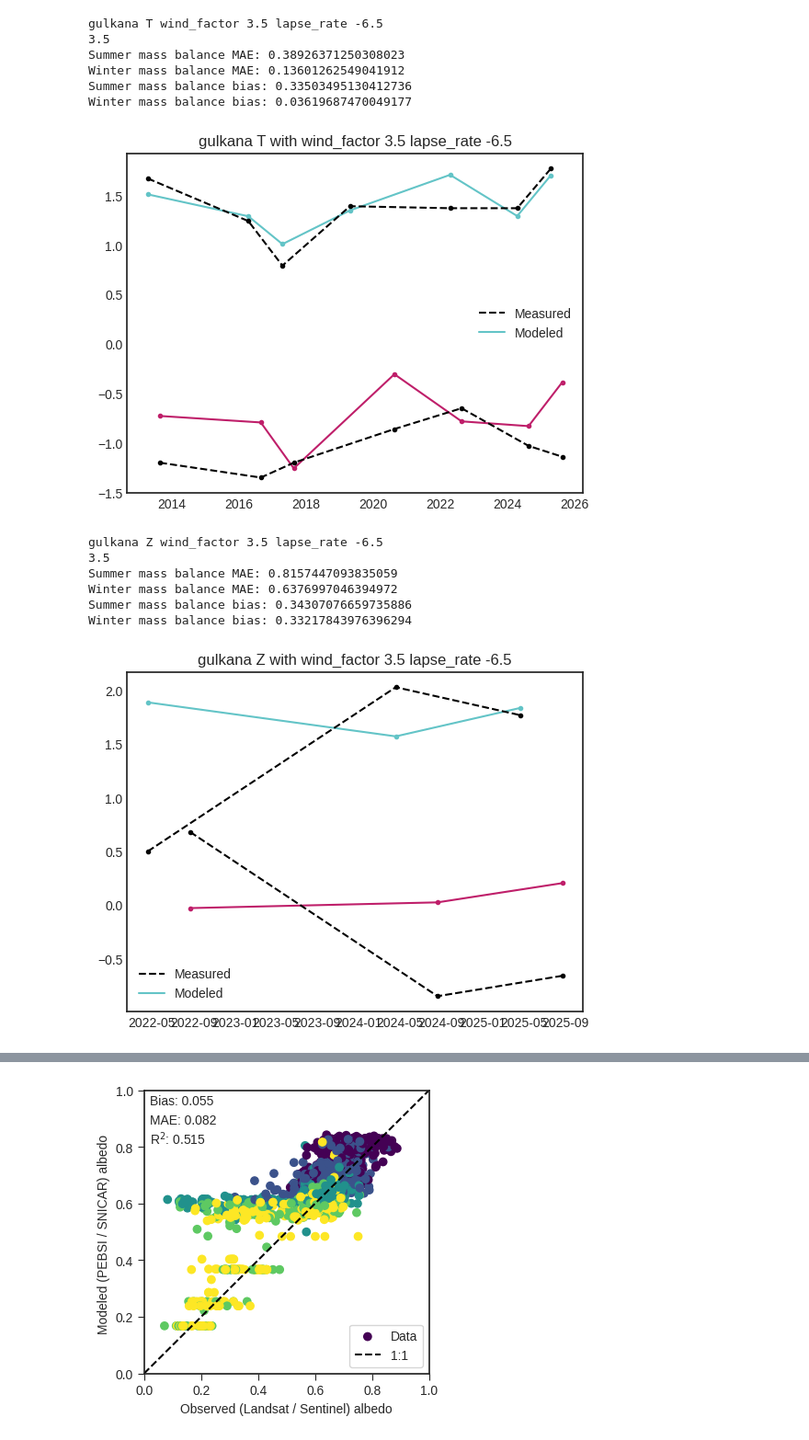
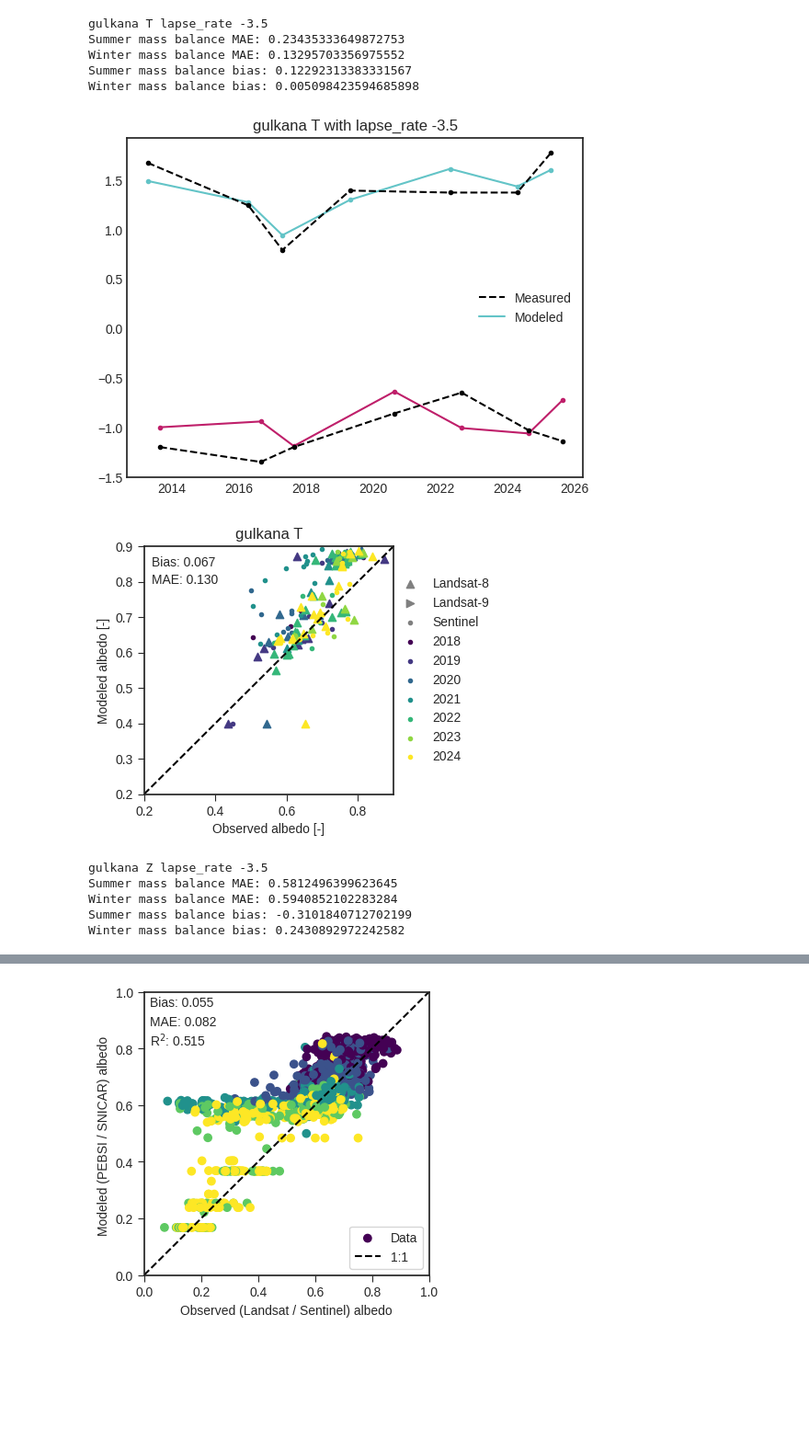
Before and after one commit to clairevwilson/PEBSI, a Jupyter notebook: project/calibrate.ipynb, the cells around one changed output, grey strips where cells are left out. Shown at 92% size. Saved outputs shown, nothing was run; the diff lists cells and outputs as text; code cells hidden in the pictures; blank space fills up the shorter version.

```diff
--- a/project/calibrate.ipynb
+++ b/project/calibrate.ipynb
@@ -44,10 +41,10 @@ The autoreload extension is already loaded. To reload it, use:
 # %%
 params = {
-    'wind_factor':[0.5, 1, 1.5, 2, 2.5, 3, 3.5],
-    'lapse_rate':[-6.5], # -3, -6.5, -9]
+    # 'wind_factor':[0.5, 1, 1.5, 2, 2.5, 3, 3.5],
+    # 'lapse_rate':[ -3, -6.5, -9]
     # 'lapse_rate':[-6.5],
     # 'wind_factor':[1],
-    # 'lapse_rate':[-3.5, -4, -4.5, -5, -5.5, -6, -6.5, -7, -7.5, -8, -8.5, -9],
+    'lapse_rate':[ -3.5, -4, -4.5, -5, -5.5, -6, -6.5, -7, -7.5, -8, -8.5, -9],
 }
 
 site_dict = {'gulkana':['T','Z'],
@@ -57,7 +54,7 @@ site_dict = {'gulkana':['T','Z'],
 keys = list(params.keys())
 values = list(params.values())
 
-fn = 'paper2/recalibrate_{s}/grid_{g}_{s}_{p}_hourlygrains_0.nc'
+fn = 'paper2/recalibrate_{s}/grid_{g}_{s}_{p}_fixed_0.nc'
 
 all_mod_albedo = []
 all_meas_albedo = []
@@ -91,7 +88,7 @@ for glacier in site_dict:
 
             if error < best:
                 best = error
-                best_ds = ds
+                best_ds = ds.load()
                 best_params = param_values
 
         albedo_data = Albedo(glacier, site, use='all')
@@ -101,48 +98,45 @@ for glacier in site_dict:
 
         best_str = ' '.join([p+' '+str(v) for p, v in zip(keys, best_params)])
         print(glacier, site, best_str)
-        best_dict[glacier][site] = best_params
-        print(best_ds.attrs['wind_factor'])
+        best_dict[glacier][site] = {'lapse_rate': best_params[0]}
 
         if mb_data.dataset == 'seasonal':
             mae_summer, mae_winter = mb_data.mae(True)
             print('Summer mass balance MAE:',mae_summer)
             print('Winter mass balance MAE:',mae_winter)
 
             me_summer, me_winter = mb_data.bias(True)
             print('Summer mass balance bias:',me_summer)
             print('Winter mass balance bias:',me_winter)
         else:
             print('Annual mass balance MAE:',mb_data.mae())
             print('Annual mass balance bias', mb_data.bias())
 
         for mod, meas, t in zip(albedo_data.mod, albedo_data.meas, albedo_data.time):
             all_mod_albedo.append(mod)
             all_meas_albedo.append(meas)
             all_time_albedo.append(t)
 
         # plot
         fig, ax = mb_data.plot_mb()
         ax.set_title(f'{glacier} {site} with {best_str}')
         plt.savefig(base_fp + f'../figs/{glacier+site}_best_mb.png')
         plt.show()
         plt.close()
 
         # albedo_data.plot_timeseries()
-        # albedo_data.plot_1to1()
+        albedo_data.plot_1to1()
         # albedo_data.plot_map('2019-08-20',full=True, savefig=True)
 # %% [output]
-gulkana T wind_factor 3.5 lapse_rate -6.5
-3.5
-Summer mass balance MAE: 0.38926371250308023
-Winter mass balance MAE: 0.13601262549041912
-Summer mass balance bias: 0.33503495130412736
-Winter mass balance bias: 0.03619687470049177
+gulkana T lapse_rate -3.5
+Summer mass balance MAE: 0.23435333649872753
+Winter mass balance MAE: 0.13295703356975552
+Summer mass balance bias: 0.12292313383331567
+Winter mass balance bias: 0.005098423594685898
-[figure, old version]
+[figure, new version]
+[figure, new version]
-gulkana Z wind_factor 3.5 lapse_rate -6.5
-3.5
-Summer mass balance MAE: 0.8157447093835059
-Winter mass balance MAE: 0.6376997046394972
-Summer mass balance bias: 0.34307076659735886
-Winter mass balance bias: 0.33217843976396294
+gulkana Z lapse_rate -3.5
+Summer mass balance MAE: 0.5812496399623645
+Winter mass balance MAE: 0.5940852102283284
+Summer mass balance bias: -0.3101840712702199
+Winter mass balance bias: 0.2430892972242582
-[figure, old version]
```
Also changed, not shown: parts of 6 cells of this notebook, 8 other files.
